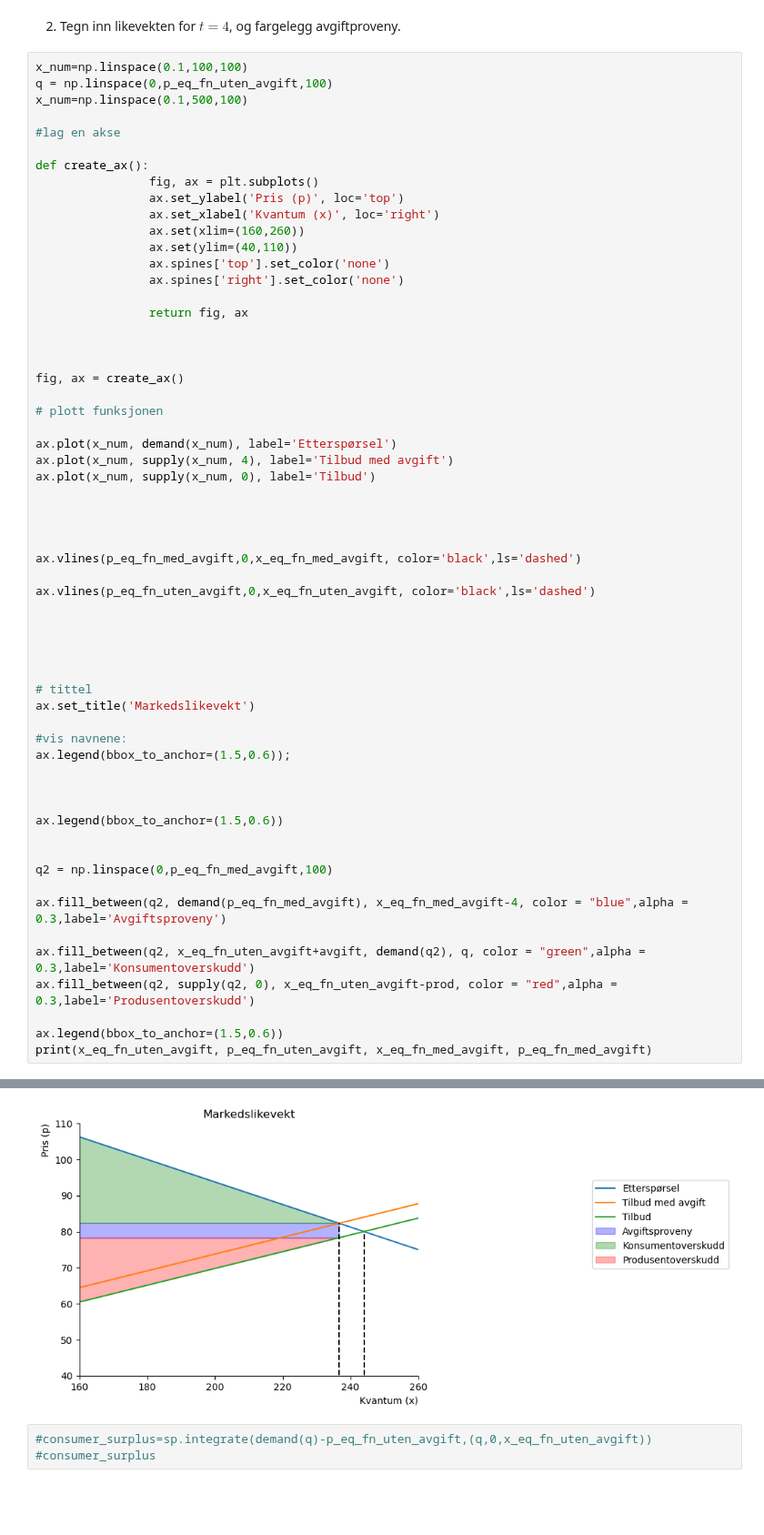
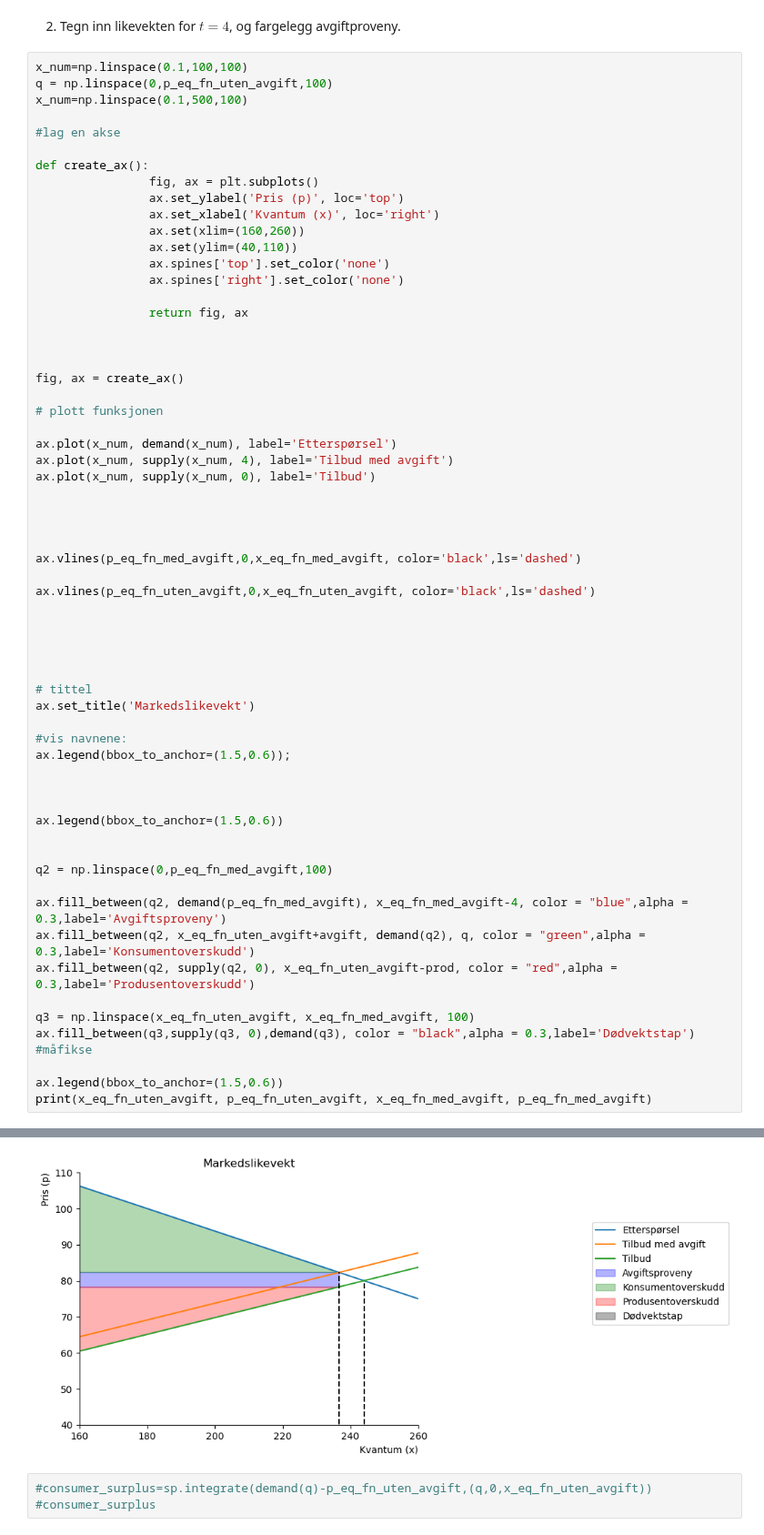
Before and after one commit to Danieljoha/Sok-1006, a Jupyter notebook: Arbeidskrav_3.ipynb, the cells around one changed output, grey strips where cells are left out. Shown at 91% size. Cells and saved outputs as stored; diff of their text form; blank space fills up the shorter version.

Commit message:
dødvektstap må legges til og tabell

```diff
--- a/Arbeidskrav_3.ipynb
+++ b/Arbeidskrav_3.ipynb
@@ -201,35 +201,37 @@ ax.plot(x_num, supply(x_num, 0), label='Tilbud')
 
 ax.vlines(p_eq_fn_med_avgift,0,x_eq_fn_med_avgift, color='black',ls='dashed')
 
 ax.vlines(p_eq_fn_uten_avgift,0,x_eq_fn_uten_avgift, color='black',ls='dashed')
 
 
 
 
 
 # tittel
 ax.set_title('Markedslikevekt')
 
 #vis navnene:
 ax.legend(bbox_to_anchor=(1.5,0.6));
 
 
 
 ax.legend(bbox_to_anchor=(1.5,0.6))
 
 
 q2 = np.linspace(0,p_eq_fn_med_avgift,100)
 
 ax.fill_between(q2, demand(p_eq_fn_med_avgift), x_eq_fn_med_avgift-4, color = "blue",alpha = 0.3,label='Avgiftsproveny')
-
 ax.fill_between(q2, x_eq_fn_uten_avgift+avgift, demand(q2), q, color = "green",alpha = 0.3,label='Konsumentoverskudd')
 ax.fill_between(q2, supply(q2, 0), x_eq_fn_uten_avgift-prod, color = "red",alpha = 0.3,label='Produsentoverskudd')
 
+q3 = np.linspace(x_eq_fn_uten_avgift, x_eq_fn_med_avgift, 100)
+ax.fill_between(q3,supply(q3, 0),demand(q3), color = "black",alpha = 0.3,label='Dødvektstap') #måfikse
+
 ax.legend(bbox_to_anchor=(1.5,0.6))
 print(x_eq_fn_uten_avgift, p_eq_fn_uten_avgift, x_eq_fn_med_avgift, p_eq_fn_med_avgift)
 # %% [output]
 80.0 244.0 82.29333333333334 236.66133333333332
-[figure, old version]
+[figure, new version]
 # %%
 #consumer_surplus=sp.integrate(demand(q)-p_eq_fn_uten_avgift,(q,0,x_eq_fn_uten_avgift))
 #consumer_surplus
```
